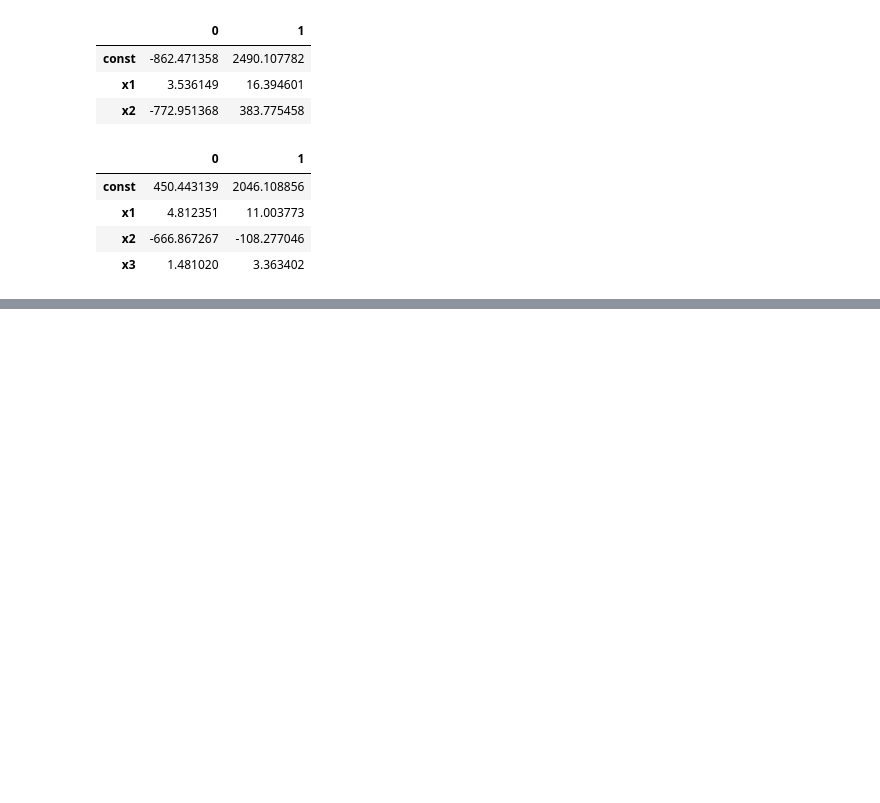
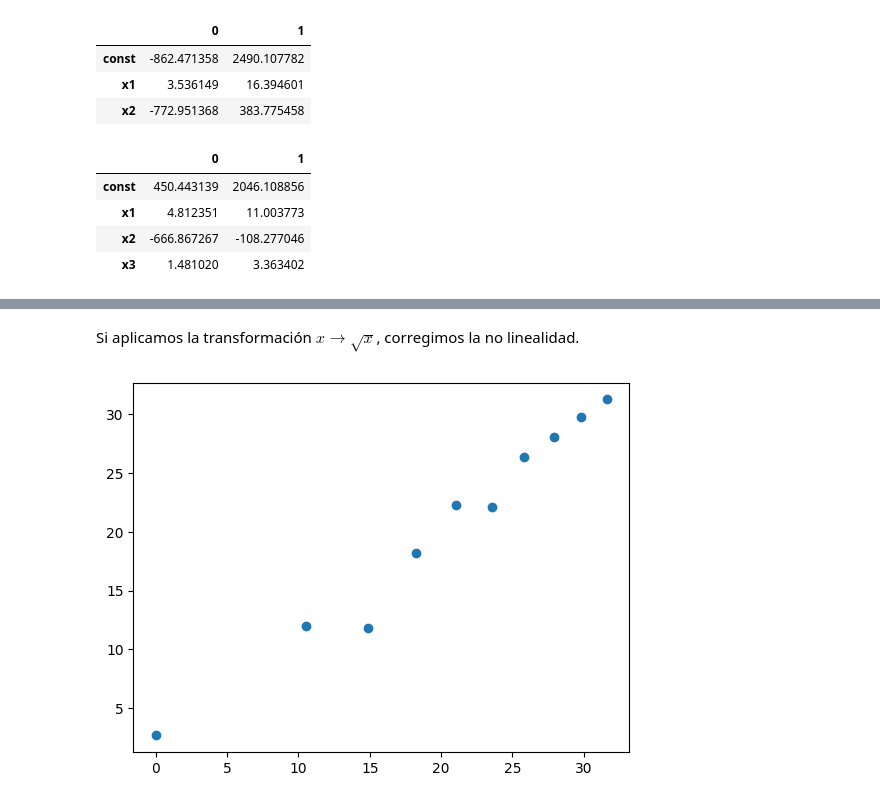
Before and after one commit to ivannpy/estadistica2_2023-2, a Jupyter notebook: MultipleRegression/RegresionMultiple.ipynb, the cells around one changed output, grey strips where cells are left out. Saved outputs shown, nothing was run; the diff lists cells and outputs as text; code cells hidden in the pictures; blank space fills up the shorter version.

```diff
--- a/MultipleRegression/RegresionMultiple.ipynb
+++ b/MultipleRegression/RegresionMultiple.ipynb
@@ -869,0 +931,6 @@ results_5.conf_int()
+# %% [markdown]
+Si aplicamos la transformación $x \to \sqrt{x}$, corregimos la no linealidad.
+# %%
+plt.scatter(np.sqrt(x), y);
+# %% [output]
+[figure, added]
```
Also changed, not shown: parts of 28 cells of this notebook.
